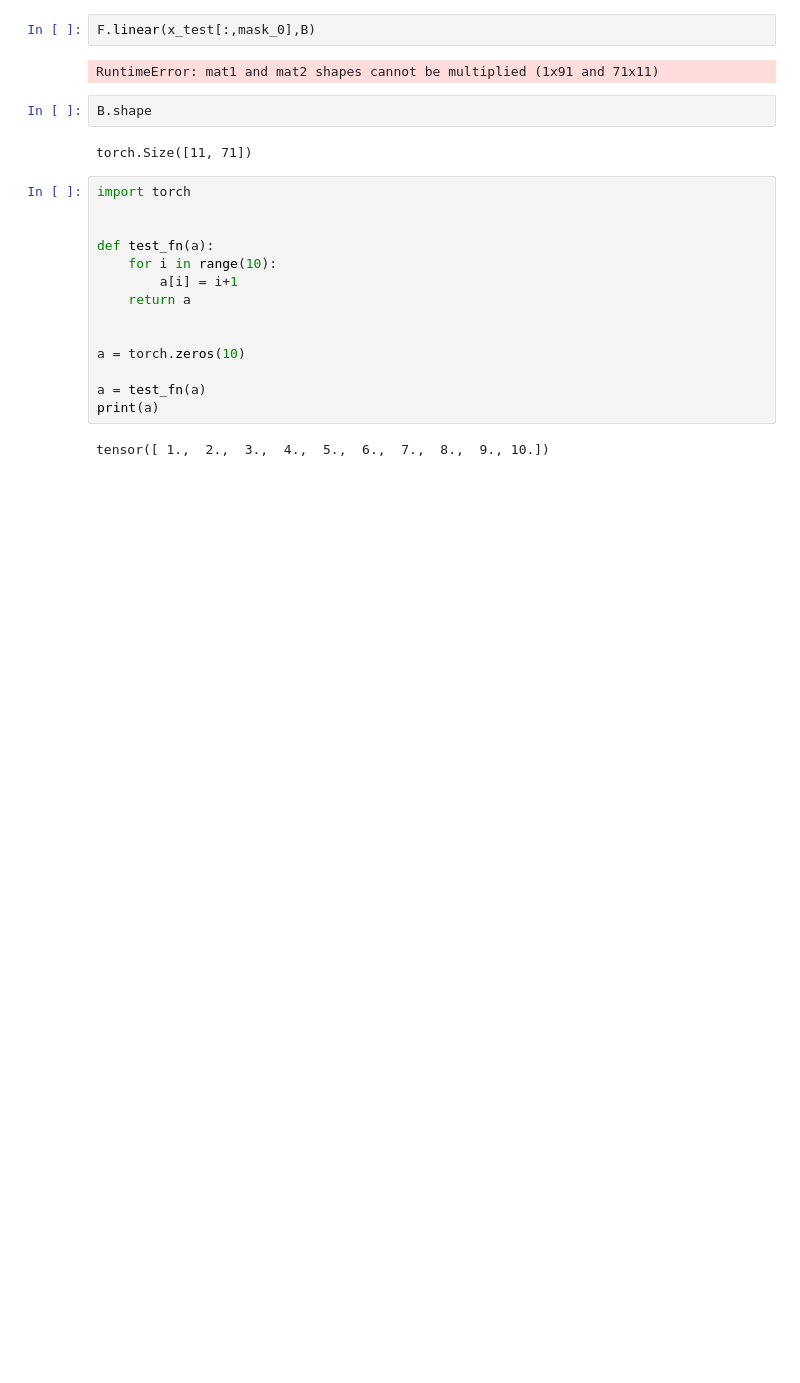
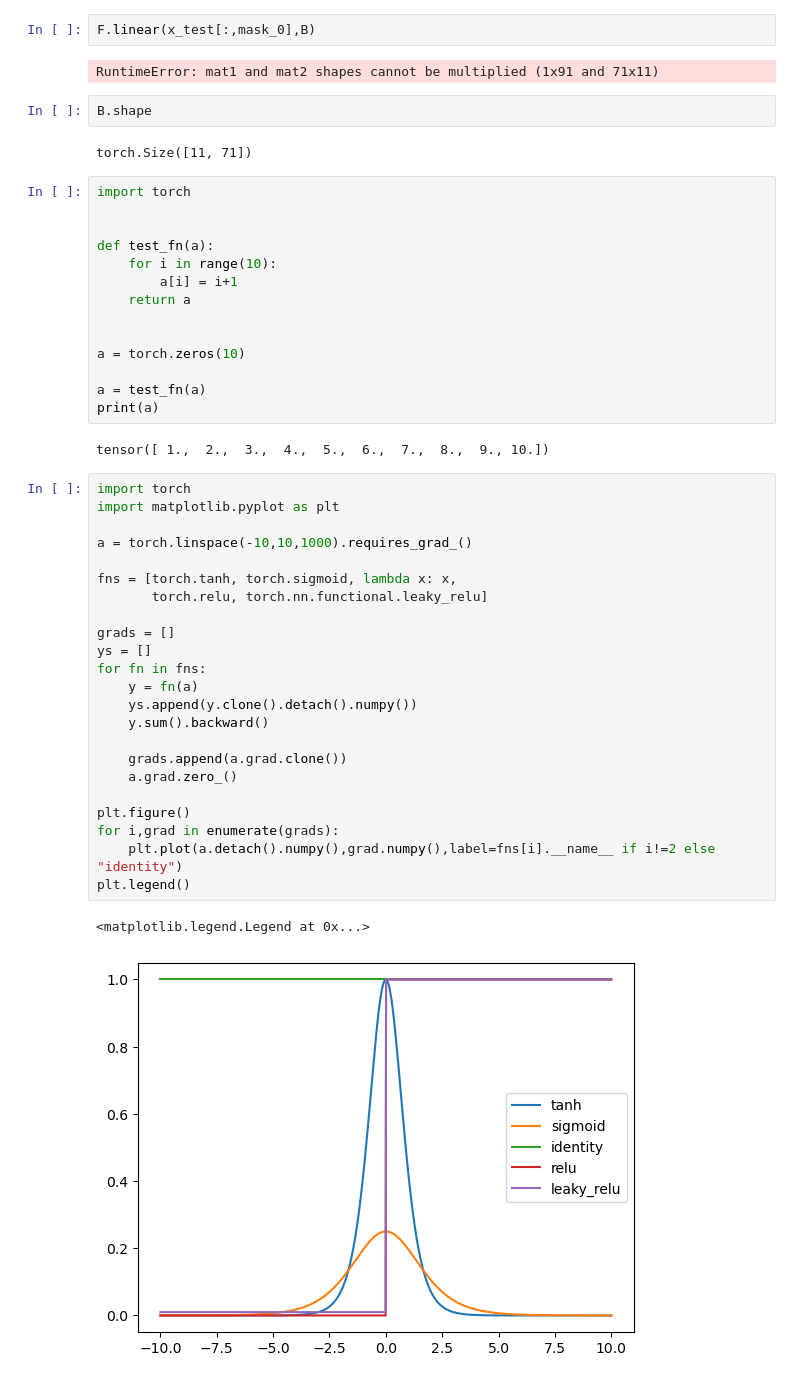
Before and after one commit to xuzukang/NoWag, a Jupyter notebook: notebooks/math_test.ipynb, the cells around one changed output. Saved outputs shown, nothing was run; the diff lists cells and outputs as text; blank space fills up the shorter version.

```diff
--- a/notebooks/math_test.ipynb
+++ b/notebooks/math_test.ipynb
@@ -150,3 +150,29 @@ a = test_fn(a)
 print(a)
 # %% [output]
 tensor([ 1.,  2.,  3.,  4.,  5.,  6.,  7.,  8.,  9., 10.])
+# %%
+import torch
+import matplotlib.pyplot as plt
+
+a = torch.linspace(-10,10,1000).requires_grad_()
+
+fns = [torch.tanh, torch.sigmoid, lambda x: x,
+       torch.relu, torch.nn.functional.leaky_relu]
+
+grads = []
+ys = []
+for fn in fns:
+    y = fn(a)
+    ys.append(y.clone().detach().numpy())
+    y.sum().backward()
+
+    grads.append(a.grad.clone())
+    a.grad.zero_()
+
+plt.figure()
+for i,grad in enumerate(grads):
+    plt.plot(a.detach().numpy(),grad.numpy(),label=fns[i].__name__ if i!=2 else "identity")
+plt.legend()
+# %% [output]
+<matplotlib.legend.Legend at 0x...>
+[figure, added]
```
Also changed, not shown: parts of 1 cell of this notebook, 18 other files.
